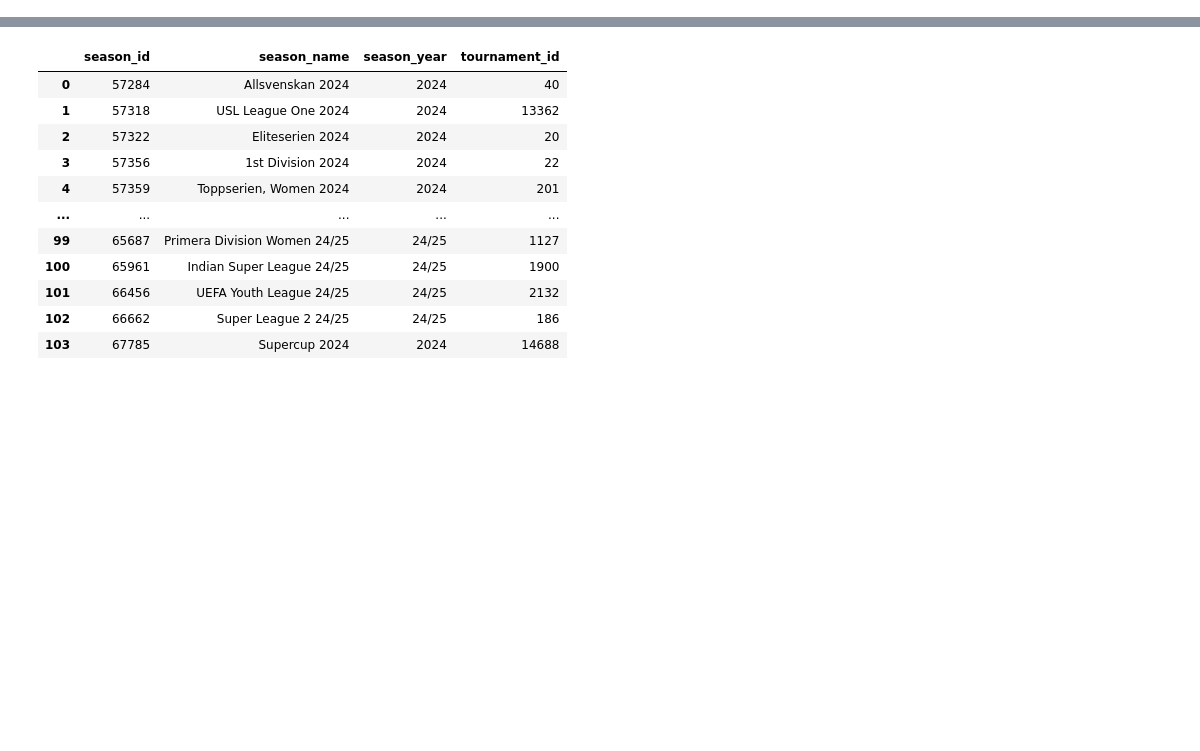
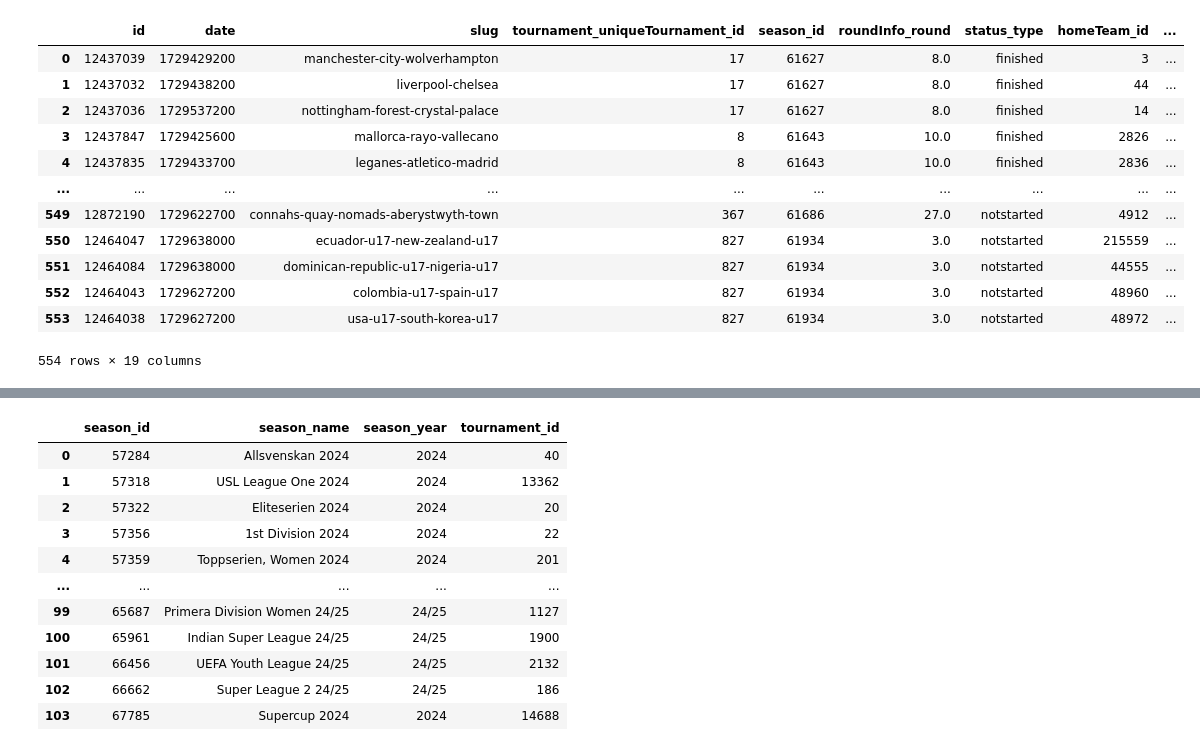
Before and after one commit to Ahmetyldrr/FxS, a Jupyter notebook: TournamentModel.ipynb, the cells around one changed output, grey strips where cells are left out. Saved outputs shown, nothing was run; the diff lists cells and outputs as text; code cells hidden in the pictures; blank space fills up the shorter version.

```diff
--- a/TournamentModel.ipynb
+++ b/TournamentModel.ipynb
@@ -20 +55,32 @@ df
+# %%
+model_cols = ['id','startTimestamp','slug','tournament.uniqueTournament.id','season.id',
+                'roundInfo.round','status.type','homeTeam.id','awayTeam.id',
+                'homeScore.current','homeScore.display','homeScore.period1','homeScore.period2','homeScore.normaltime',
+                'awayScore.current','awayScore.display','awayScore.period1','awayScore.period2','awayScore.normaltime',
+                ]
+
+new_cols = ['id','date','slug','tournament_uniqueTournament_id','season_id',
+                'roundInfo_round','status_type','homeTeam_id','awayTeam_id',
+                'homeScore_current','homeScore_display','homeScore_period1','homeScore_period2','homeScore_normaltime',
+                'awayScore_current','awayScore_display','awayScore_period1','awayScore_period2','awayScore_normaltime',
+                ]
+
+
+df1 = expanded_data[model_cols]
+df1.columns = new_cols
+df1
+# %% [output]
+|  | id | date | slug | tournament_uniqueTournament_id | season_id | roundInfo_round | status_type | homeTeam_id | ... |
+| 0 | 12437039 | 1729429200 | manchester-city-wolverhampton | 17 | 61627 | 8.0 | finished | 3 | ... |
+| 1 | 12437032 | 1729438200 | liverpool-chelsea | 17 | 61627 | 8.0 | finished | 44 | ... |
+| 2 | 12437036 | 1729537200 | nottingham-forest-crystal-palace | 17 | 61627 | 8.0 | finished | 14 | ... |
+| 3 | 12437847 | 1729425600 | mallorca-rayo-vallecano | 8 | 61643 | 10.0 | finished | 2826 | ... |
+| 4 | 12437835 | 1729433700 | leganes-atletico-madrid | 8 | 61643 | 10.0 | finished | 2836 | ... |
+| ... | ... | ... | ... | ... | ... | ... | ... | ... | ... |
+| 549 | 12872190 | 1729622700 | connahs-quay-nomads-aberystwyth-town | 367 | 61686 | 27.0 | notstarted | 4912 | ... |
+| 550 | 12464047 | 1729638000 | ecuador-u17-new-zealand-u17 | 827 | 61934 | 3.0 | notstarted | 215559 | ... |
+| 551 | 12464084 | 1729638000 | dominican-republic-u17-nigeria-u17 | 827 | 61934 | 3.0 | notstarted | 44555 | ... |
+| 552 | 12464043 | 1729627200 | colombia-u17-spain-u17 | 827 | 61934 | 3.0 | notstarted | 48960 | ... |
+| 553 | 12464038 | 1729627200 | usa-u17-south-korea-u17 | 827 | 61934 | 3.0 | notstarted | 48972 | ... |
+554 rows × 19 columns
 # %%
```
Also changed, not shown: parts of 4 cells of this notebook, 5 other files.
